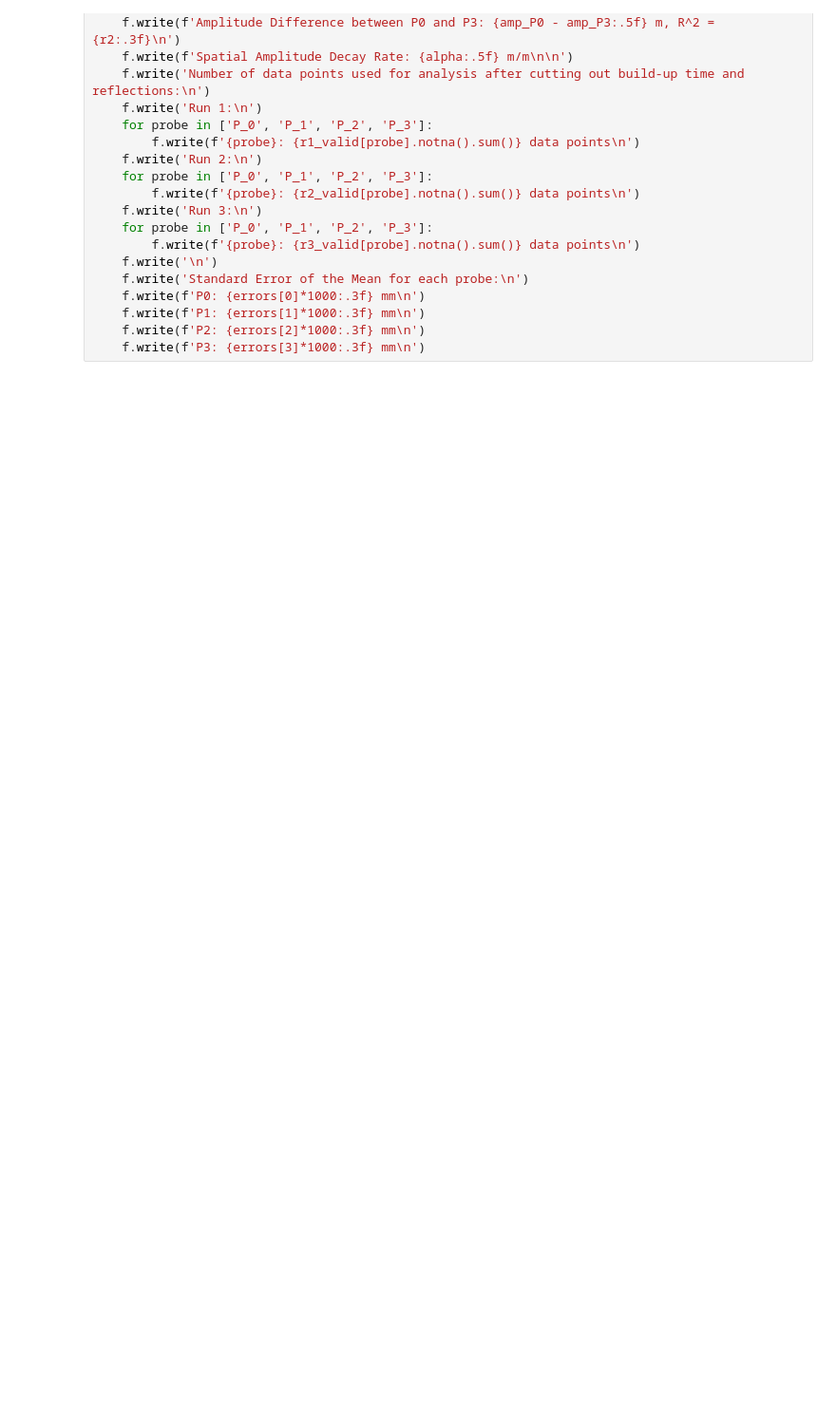
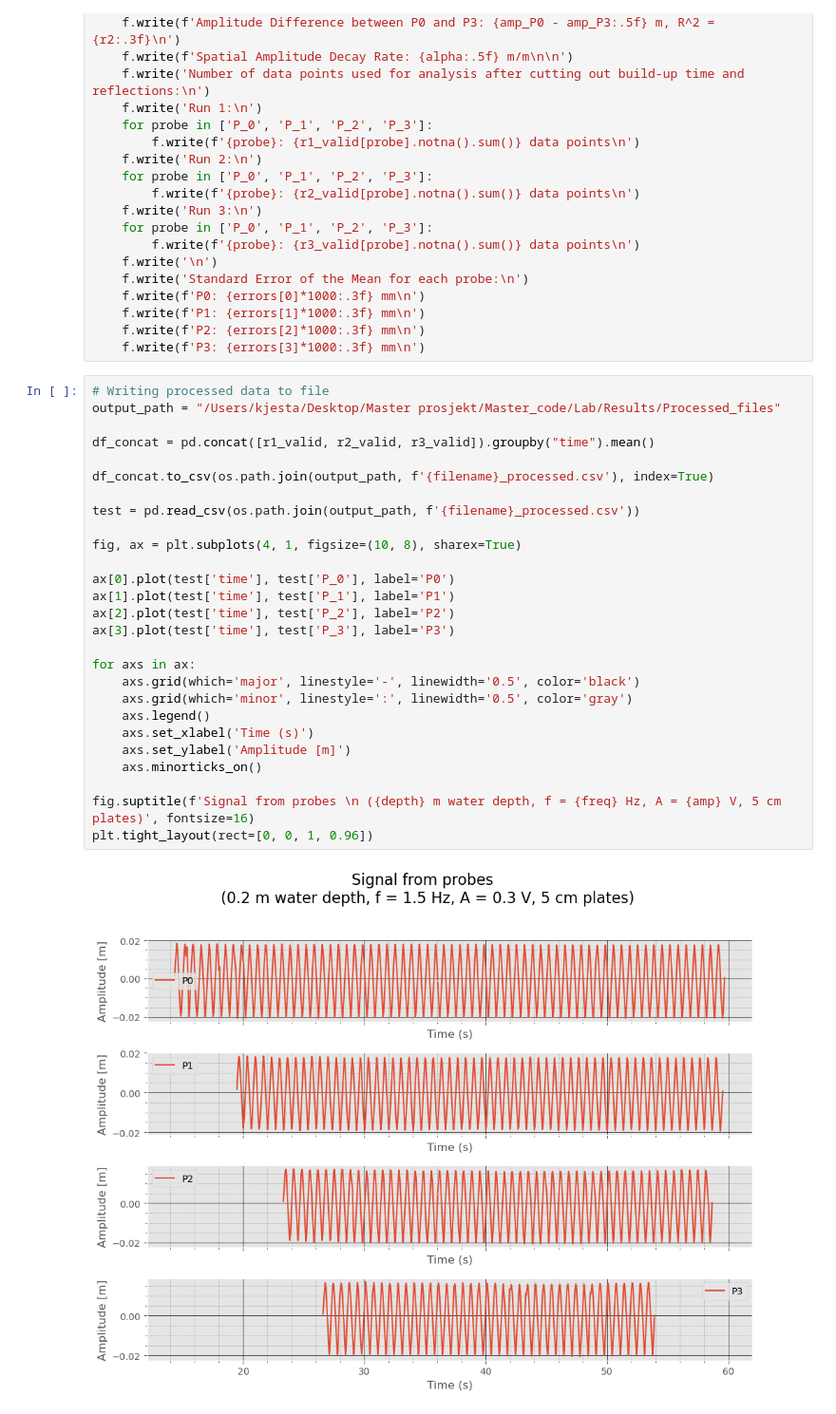
Before and after one commit to kjes4pres/Master_code, a Jupyter notebook: Lab/Results/No_plates/20cm/20cm_f15_a03.ipynb, the cells around one changed output. Shown at 95% size. Saved outputs shown, nothing was run; the diff lists cells and outputs as text; blank space fills up the shorter version.

```diff
--- a/Lab/Results/No_plates/20cm/20cm_f15_a03.ipynb
+++ b/Lab/Results/No_plates/20cm/20cm_f15_a03.ipynb
@@ -382,3 +380,32 @@ with open(output_path, 'w') as f:
     f.write(f'P1: {errors[1]*1000:.3f} mm\n')
     f.write(f'P2: {errors[2]*1000:.3f} mm\n')
     f.write(f'P3: {errors[3]*1000:.3f} mm\n')
+# %%
+# Writing processed data to file
+output_path = "/Users/kjesta/Desktop/Master prosjekt/Master_code/Lab/Results/Processed_files"
+
+df_concat = pd.concat([r1_valid, r2_valid, r3_valid]).groupby("time").mean()
+
+df_concat.to_csv(os.path.join(output_path, f'{filename}_processed.csv'), index=True)
+
+test = pd.read_csv(os.path.join(output_path, f'{filename}_processed.csv'))
+
+fig, ax = plt.subplots(4, 1, figsize=(10, 8), sharex=True)
+
+ax[0].plot(test['time'], test['P_0'], label='P0')
+ax[1].plot(test['time'], test['P_1'], label='P1')
+ax[2].plot(test['time'], test['P_2'], label='P2')
+ax[3].plot(test['time'], test['P_3'], label='P3')
+
+for axs in ax:
+    axs.grid(which='major', linestyle='-', linewidth='0.5', color='black')
+    axs.grid(which='minor', linestyle=':', linewidth='0.5', color='gray')
+    axs.legend()
+    axs.set_xlabel('Time (s)')
+    axs.set_ylabel('Amplitude [m]')
+    axs.minorticks_on()
+
+fig.suptitle(f'Signal from probes \n ({depth} m water depth, f = {freq} Hz, A = {amp} V, 5 cm plates)', fontsize=16)
+plt.tight_layout(rect=[0, 0, 1, 0.96])
+# %% [output]
+[figure, added]
```
Also changed, not shown: parts of 9 cells of this notebook, 10 other files.
